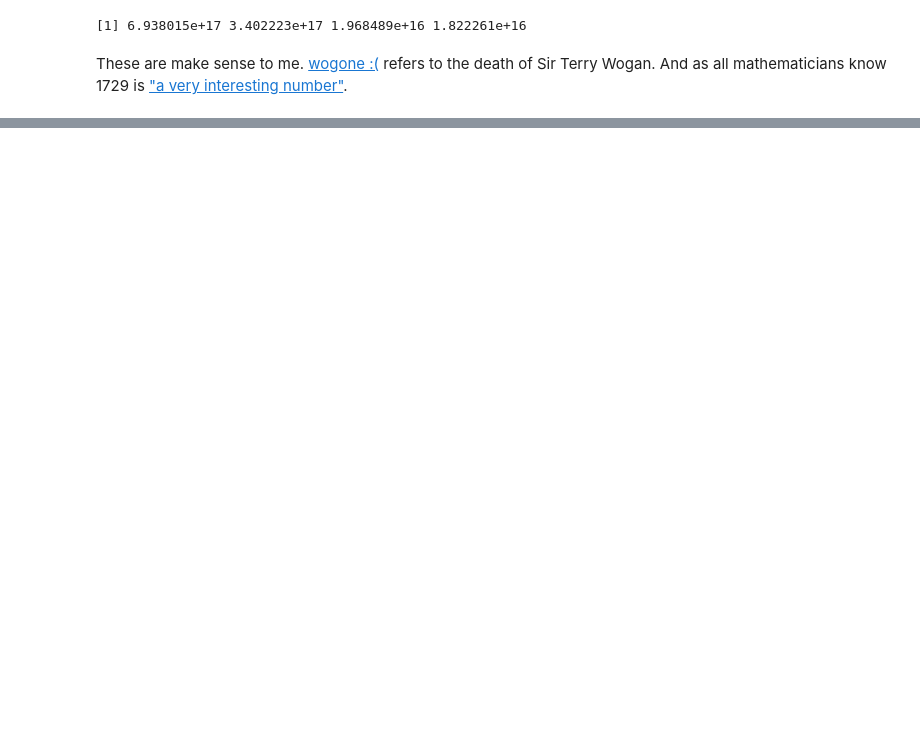
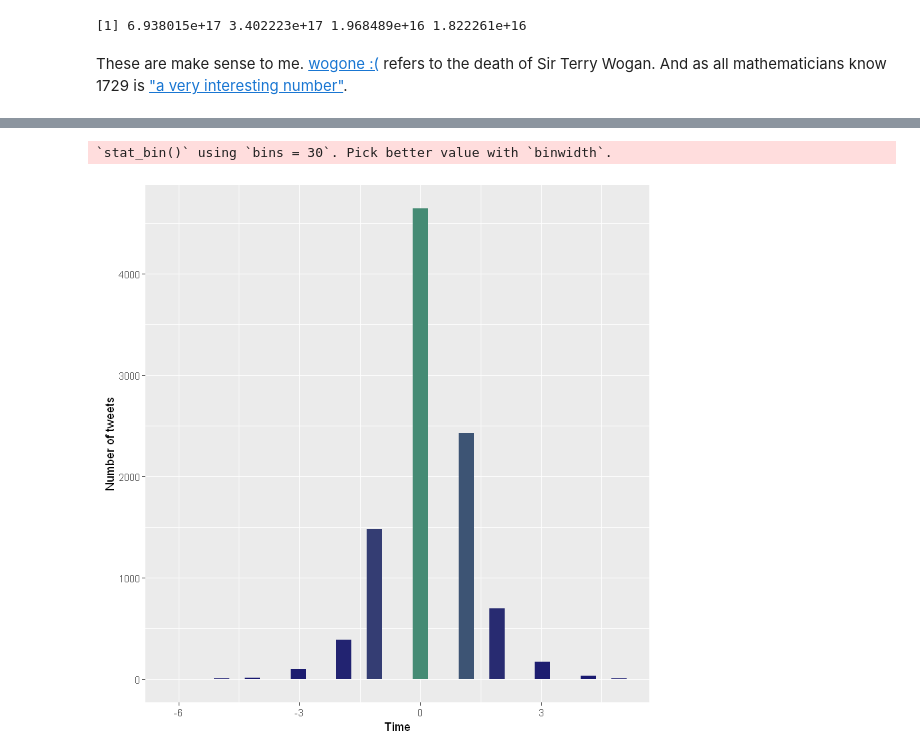
Before and after one commit to InfantLab/10000-tweets-as-BrainStraining, a Jupyter notebook: BrainStraining10K.ipynb, the cells around one changed output, grey strips where cells are left out. Cells and saved outputs as stored; diff of their text form; code cells hidden in the pictures; blank space fills up the shorter version.

```diff
--- a/BrainStraining10K.ipynb
+++ b/BrainStraining10K.ipynb
@@ -212,0 +289,32 @@ Rcode
+# %%
+#first we will clean the raw text into a new field called tweet
+tweet=tweets$text
+tweet_list=lapply(tweet, function(x) iconv(x, "latin1", "ASCII", sub=""))
+tweet_list=lapply(tweet_list, function(x) gsub("htt.*",' ',x))
+tweet=unlist(tweet_list)
+tweets$tweet=tweet  #hahaha
+
+score.sentiment <- function(sentences, pos.words, neg.words, .progress='none')
+ {
+ require(plyr)
+ require(stringr)
+ scores <- laply(sentences, function(sentence, pos.words, neg.words){
+ sentence <- gsub('[[:punct:]]', "", sentence)
+ sentence <- gsub('[[:cntrl:]]', "", sentence)
+ sentence <- gsub('\\d+', "", sentence)
+ sentence <- tolower(sentence)
+ word.list <- str_split(sentence, '\\s+')
+ words <- unlist(word.list)
+ pos.matches <- match(words, pos.words)
+ neg.matches <- match(words, neg.words)
+ pos.matches <- !is.na(pos.matches)
+ neg.matches <- !is.na(neg.matches)
+ score <- sum(pos.matches) - sum(neg.matches)
+ return(score)
+ }, pos.words, neg.words, .progress=.progress)
+ scores.df <- data.frame(score=scores, text=sentences)
+ return(scores.df)
+ }
+
+scores = score.sentiment(tweets$tweet, positives, negatives)
+tweets$score = scores$score
@@ -212,0 +333,9 @@ Rcode
+# %%
+ggplot(data = tweets,aes(x=score )) +
+        geom_histogram(aes(fill = ..count..)) +
+        theme(legend.position = "none") +
+        xlab("Time") + ylab("Number of tweets") +
+        scale_fill_gradient(low = "midnightblue", high = "aquamarine4")
+# %% [output]
+`stat_bin()` using `bins = 30`. Pick better value with `binwidth`.
+[figure, added]
```
Also changed, not shown: parts of 14 cells of this notebook, 2 other files.
